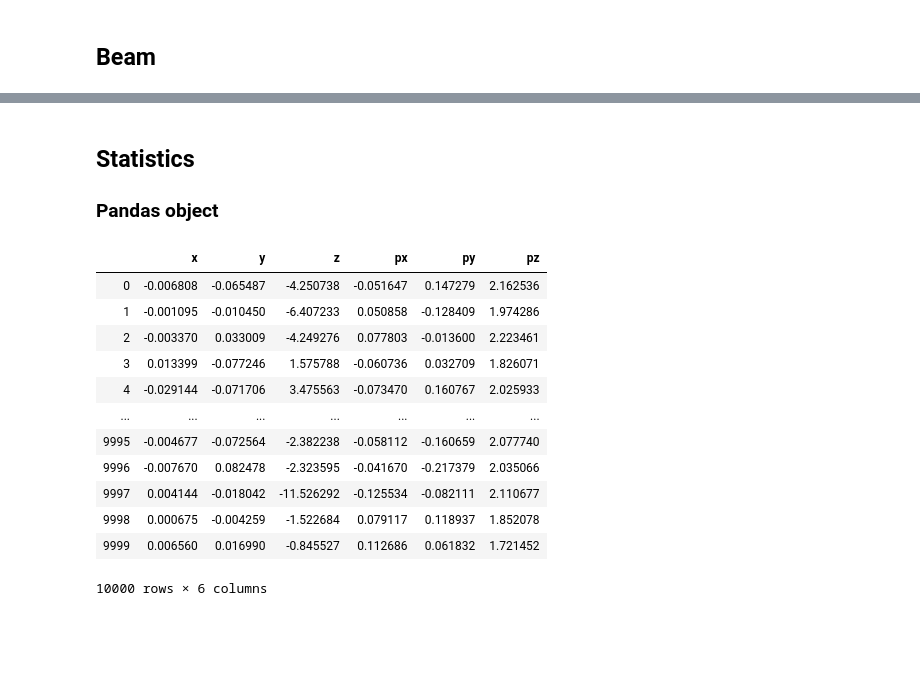
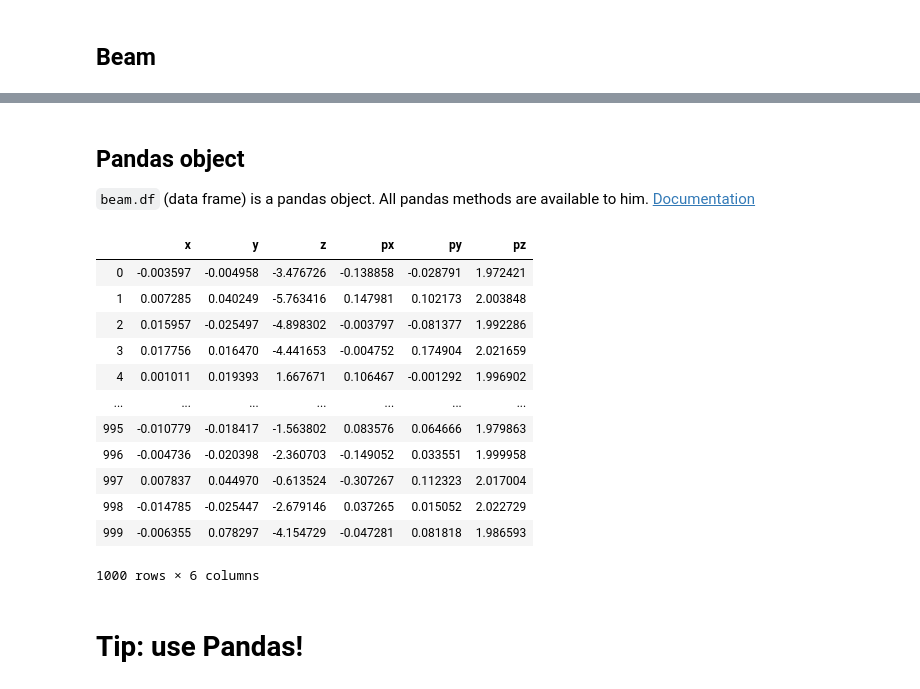
Before and after one commit to fuodorov/redpic, a Jupyter notebook: notebooks/02_beam.ipynb, the cells around one changed output, grey strips where cells are left out. Cells and saved outputs as stored; diff of their text form; code cells hidden in the pictures; blank space fills up the shorter version.

```diff
--- a/notebooks/02_beam.ipynb
+++ b/notebooks/02_beam.ipynb
@@ -47,0 +31,2 @@ KV_beam.generate(KV)
+# %%
+beam = Beam(electron)
@@ -48,19 +68,22 @@ KV_beam.generate(KV)
+# %% [markdown]
+## Pandas object
+
+`beam.df` (data frame) is a pandas object. All pandas methods are available to him. [Documentation](https://pandas.pydata.org)
+# %%
+beam.df
+# %% [output]
+|  | x | y | z | px | py | pz |
+| 0 | -0.003597 | -0.004958 | -3.476726 | -0.138858 | -0.028791 | 1.972421 |
+| 1 | 0.007285 | 0.040249 | -5.763416 | 0.147981 | 0.102173 | 2.003848 |
+| 2 | 0.015957 | -0.025497 | -4.898302 | -0.003797 | -0.081377 | 1.992286 |
+| 3 | 0.017756 | 0.016470 | -4.441653 | -0.004752 | 0.174904 | 2.021659 |
+| 4 | 0.001011 | 0.019393 | 1.667671 | 0.106467 | -0.001292 | 1.996902 |
+| ... | ... | ... | ... | ... | ... | ... |
+| 995 | -0.010779 | -0.018417 | -1.563802 | 0.083576 | 0.064666 | 1.979863 |
+| 996 | -0.004736 | -0.020398 | -2.360703 | -0.149052 | 0.033551 | 1.999958 |
+| 997 | 0.007837 | 0.044970 | -0.613524 | -0.307267 | 0.112323 | 2.017004 |
+| 998 | -0.014785 | -0.025447 | -2.679146 | 0.037265 | 0.015052 | 2.022729 |
+| 999 | -0.006355 | 0.078297 | -4.154729 | -0.047281 | 0.081818 | 1.986593 |
+1000 rows × 6 columns
 # %% [markdown]
-## Statistics
-### Pandas object
+# Tip: use Pandas!
-# %%
-GA_beam.df
-# %% [output]
-|  | x | y | z | px | py | pz |
-| 0 | -0.006808 | -0.065487 | -4.250738 | -0.051647 | 0.147279 | 2.162536 |
-| 1 | -0.001095 | -0.010450 | -6.407233 | 0.050858 | -0.128409 | 1.974286 |
-| 2 | -0.003370 | 0.033009 | -4.249276 | 0.077803 | -0.013600 | 2.223461 |
-| 3 | 0.013399 | -0.077246 | 1.575788 | -0.060736 | 0.032709 | 1.826071 |
-| 4 | -0.029144 | -0.071706 | 3.475563 | -0.073470 | 0.160767 | 2.025933 |
-| ... | ... | ... | ... | ... | ... | ... |
-| 9995 | -0.004677 | -0.072564 | -2.382238 | -0.058112 | -0.160659 | 2.077740 |
-| 9996 | -0.007670 | 0.082478 | -2.323595 | -0.041670 | -0.217379 | 2.035066 |
-| 9997 | 0.004144 | -0.018042 | -11.526292 | -0.125534 | -0.082111 | 2.110677 |
-| 9998 | 0.000675 | -0.004259 | -1.522684 | 0.079117 | 0.118937 | 1.852078 |
-| 9999 | 0.006560 | 0.016990 | -0.845527 | 0.112686 | 0.061832 | 1.721452 |
-10000 rows × 6 columns
```
Also changed, not shown: parts of 28 cells of this notebook, 8 other files.
